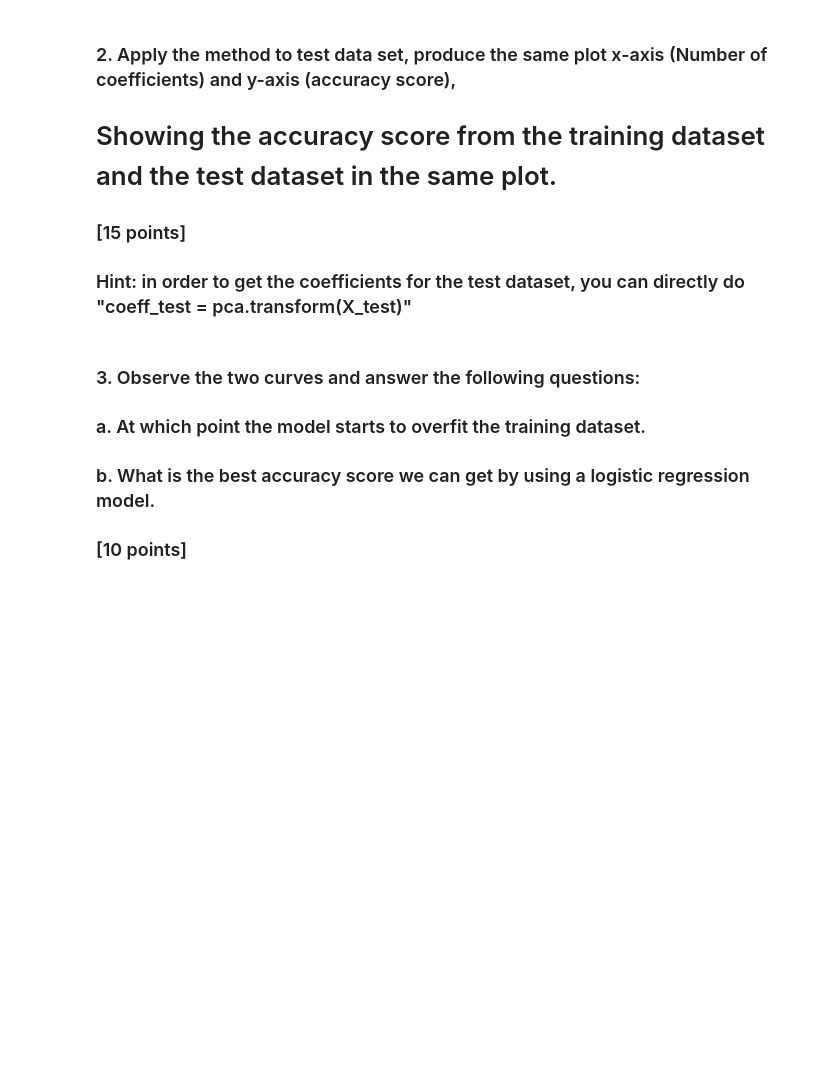
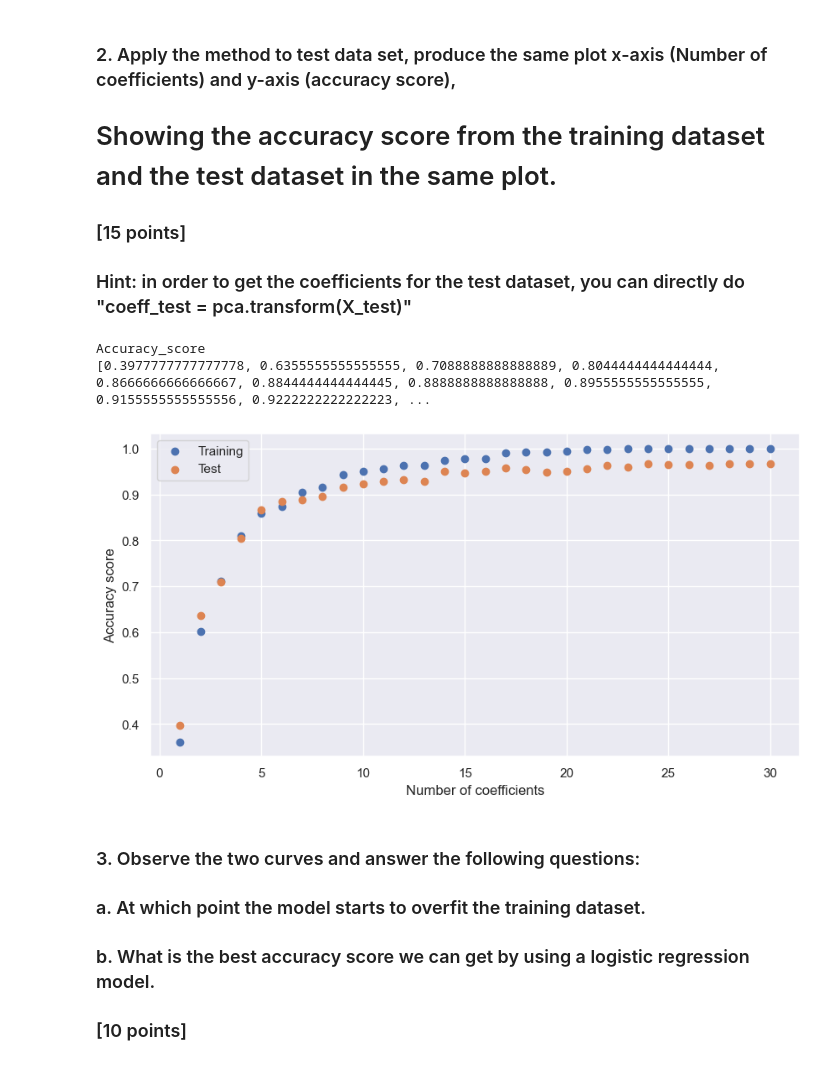
Before and after one commit to Didymos65803/113-1-fall-Data-Analysis-in-Astronomy, a Jupyter notebook: HW4/HW4 (1).ipynb, the cells around one changed output. Saved outputs shown, nothing was run; the diff lists cells and outputs as text; code cells hidden in the pictures; blank space fills up the shorter version.

```diff
--- a/HW4/HW4 (1).ipynb
+++ b/HW4/HW4 (1).ipynb
@@ -97,6 +125,23 @@ plt.scatter(coeff[:,0],coeff[:,1],c=number_pred,cmap=plt.cm.get_cmap('Spectral',
 ### [15 points]
 
 ### Hint: in order to get the coefficients for the test dataset, you can directly do "coeff_test = pca.transform(X_test)"
+# %%
+
+
+
+print('Accuracy_score')
+print(accuracy_t)
+plt.figure(figsize=(10,5))
+plt.scatter(range(1,31),accuracy)
+plt.scatter(range(1,31),accuracy_t)
+plt.xlabel('Number of coefficients')
+plt.ylabel('Accuracy score')
+plt.legend(['Training','Test'])
+plt.show()
+# %% [output]
+Accuracy_score
+[0.3977777777777778, 0.6355555555555555, 0.7088888888888889, 0.8044444444444444, 0.8666666666666667, 0.8844444444444445, 0.8888888888888888, 0.8955555555555555, 0.9155555555555556, 0.9222222222222223, ...
+[figure, added]
 # %% [markdown]
 ### 3. Observe the two curves and answer the following questions:
 ### a. At which point the model starts to overfit the training dataset.
```
Also changed, not shown: parts of 13 cells of this notebook, 4 other files.
